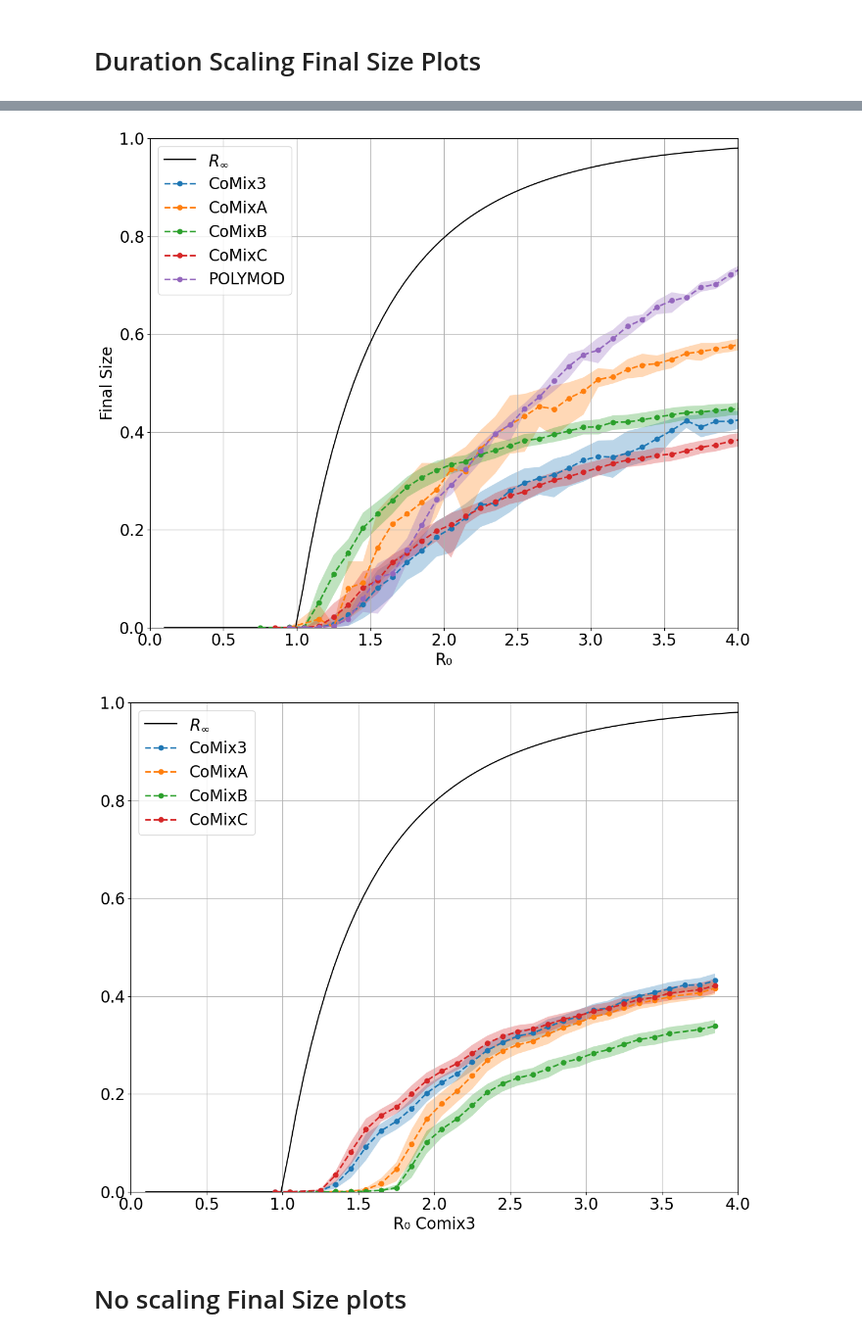
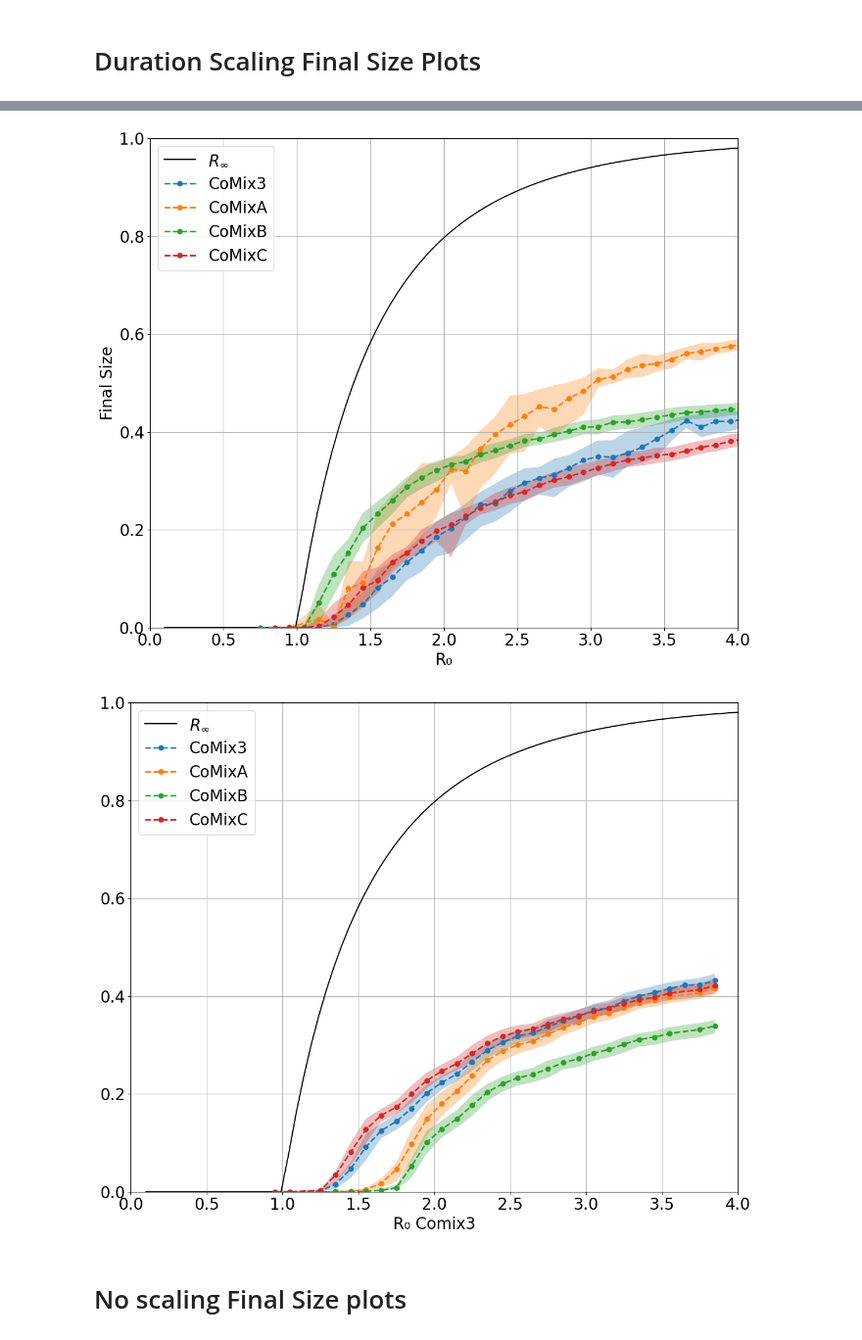
Before and after one commit to LukeMurrayKearney/Data-Driven-Networks-Code, a Jupyter notebook: duration+ages/beta_choices.ipynb, the cells around one changed output, grey strips where cells are left out. Shown at 98% size. Drawn from its saved outputs; the diff is of its cells as text; code cells hidden in the pictures.

```diff
--- a/duration+ages/beta_choices.ipynb
+++ b/duration+ages/beta_choices.ipynb
@@ -89,7 +89,7 @@ bucket_labels = ['0-4', '5-11', '12-17', '18-29', '30-39', '40-49', '50-59', '60
 duration_labels = ['0-5 mins', '5-15 mins', '15-60 mins', '1-4 hours', '4+ hours']
 
 compare = {}
-num_network = 350
+num_network = 400
 for data in datas:
     res = {'taus': [], 'fs': [], 'r0': [], 'r02': [], 'r03': [], 'r04': [], 'r05': [], 'r06': [], 'r07': [], 'r08': []}
     for k in range(num_network):
@@ -348,6 +348,8 @@ with open(f'seir_sims/together/fs.json', 'r') as f:
     compare = json.load(f)
 
 for key_idx, key in enumerate(compare.keys()):
+    if key == 'poly':
+        continue
     fs_vals = [[] for _ in bin_centers]
     taus, r0, r02, r03, fs = compare[key]
     r03_mean = [np.mean([b for b in a if b>0]) if len(a) > 0 else np.nan for a in r03]
@@ -380,7 +382,7 @@ plt.ylim(0, 1)
 plt.grid(True)
 plt.legend()
 plt.tight_layout()
-plt.savefig(f'figs/sim_out/fs_vs_r0.pdf')
+plt.savefig(f'figs/sim_out/fs_vs_r0_gmm.pdf')
 plt.show()
 
 
@@ -416,35 +418,35 @@ for ref_key in ref_keys:
                 if np.isnan(tau_range[0]):
                     continue
                 if tau_range[0] <= tau_value <= tau_range[1]:
                     fs_vals[bin_idx].extend(fs[tau_idx])
                     break
 
         fs_mean = [np.mean(a) if len(a) > 0 else np.nan for a in fs_vals]
         fs_vals = [[b for b in a if b > fs_mean[idx]/2 and b < fs_mean[idx]*2] for idx, a in enumerate(fs_vals)]
         fs_mean = [np.mean(a) if len(a) > 0 else np.nan for a in fs_vals]
         ci_lower = [np.percentile(a, 5) if len(a) > 0 else np.nan for a in fs_vals]
         ci_upper = [np.percentile(a, 95) if len(a) > 0 else np.nan for a in fs_vals]
 
         bin_centers_tmp = bin_centers[~np.isnan(fs_mean)]
         fs_mean = np.array(fs_mean)[~np.isnan(fs_mean)]
         ci_lower = np.array(ci_lower)[~np.isnan(ci_lower)]
         ci_upper = np.array(ci_upper)[~np.isnan(ci_upper)]
 
         plt.plot(bin_centers_tmp, fs_mean, 'o--', label=data_names[key_idx], linewidth=2)
         plt.fill_between(bin_centers_tmp, ci_lower, ci_upper, alpha=0.3)
 
     # plt.title(f'{ref_key}')
     plt.xlabel("R₀ Comix3")
     # plt.ylabel("Final Size")
     plt.xlim(0, 4)
     plt.ylim(0, 1)
     plt.grid(True)
     plt.legend()
     plt.tight_layout()
-    plt.savefig(f'figs/sim_out/fs_vs_r0_{ref_key}.pdf')
+    plt.savefig(f'figs/sim_out/fs_vs_r0_reference_{ref_key}.pdf')
     plt.show()
 # %% [output]
-[figure, old version]
+[figure, new version]
 [figure]
 # %% [markdown]
 # No scaling Final Size plots
```
Also changed, not shown: parts of 4 cells of this notebook, 31 other files.
